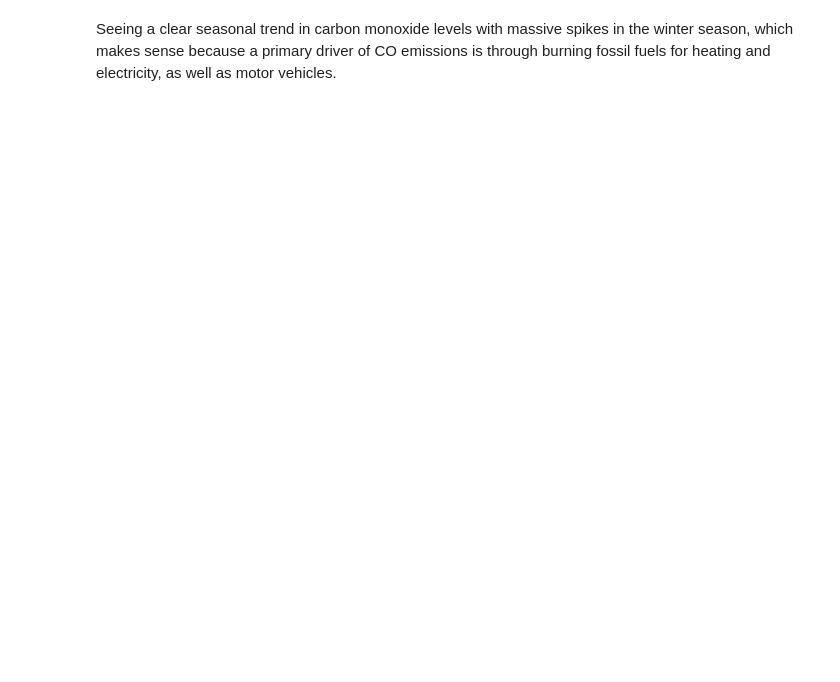
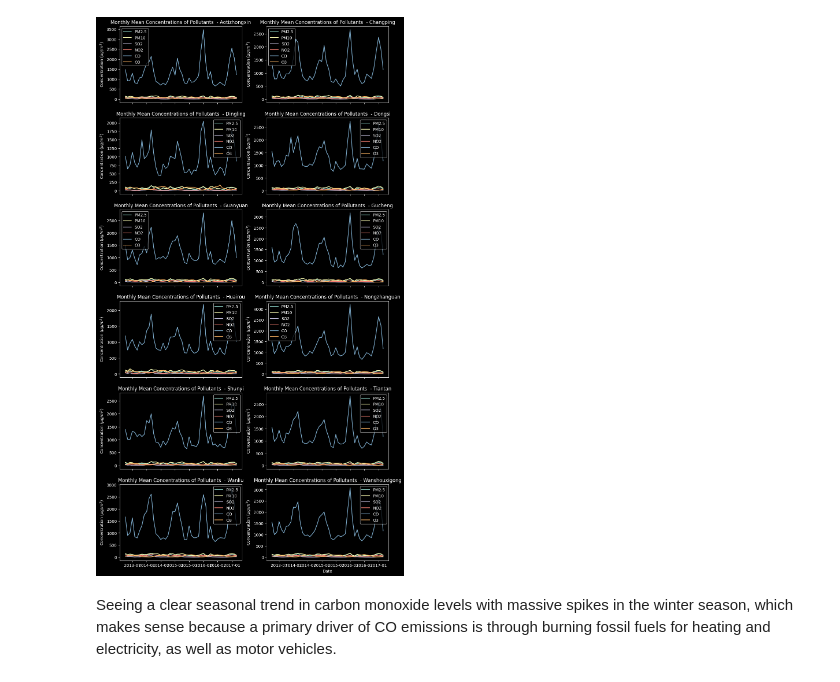
Before and after one commit to justinwhare/Air-Quality-Forecasting, a Jupyter notebook: EDA.ipynb, the cells around one changed output. Cells and saved outputs as stored; diff of their text form; code cells hidden in the pictures; blank space fills up the shorter version.

```diff
--- a/EDA.ipynb
+++ b/EDA.ipynb
@@ -68,0 +35,3 @@ If I were to handle the missing values, I would likely use an imputation method
+# %%
+df_interp = pd.read_csv('cleaned_interp.csv', parse_dates=['datetime']).set_index('datetime')
+df_interp.info()
@@ -108,2 +110,6 @@ plt.show()
+# %%
+monthly_mean_pollutant_conc(df_interp)
+# %% [output]
+[figure, added]
 # %% [markdown]
 Seeing a clear seasonal trend in carbon monoxide levels with massive spikes in the winter season, which makes sense because a primary driver of CO emissions is through burning fossil fuels for heating and electricity, as well as motor vehicles.
```
Also changed, not shown: parts of 18 cells of this notebook.
